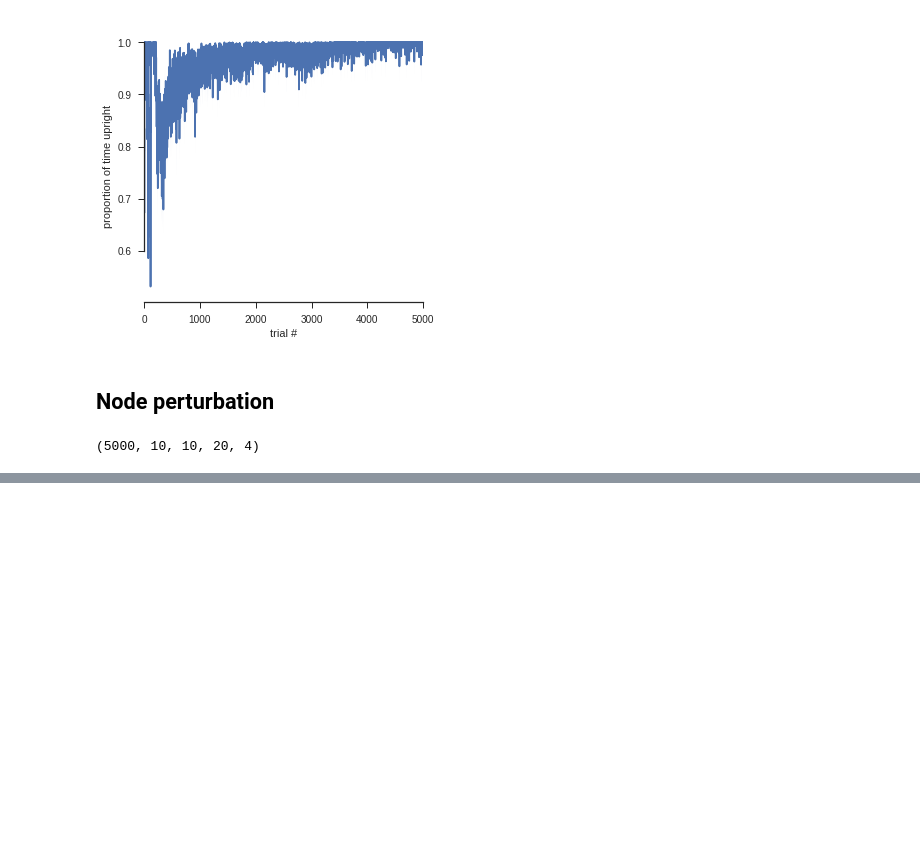
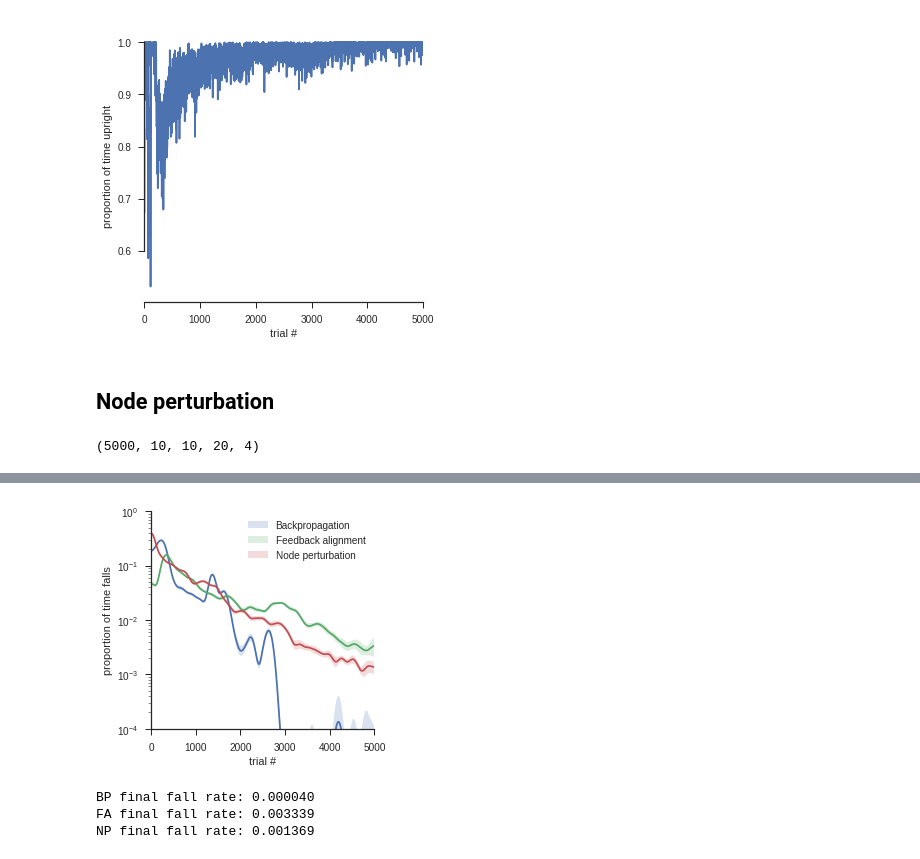
Before and after one commit to benlansdell/synthfeedback, a Jupyter notebook: notebooks/cartpole_partial_obs_results.ipynb, the cells around one changed output, grey strips where cells are left out. Saved outputs shown, nothing was run; the diff lists cells and outputs as text; code cells hidden in the pictures; blank space fills up the shorter version.

```diff
--- a/notebooks/cartpole_partial_obs_results.ipynb
+++ b/notebooks/cartpole_partial_obs_results.ipynb
@@ -129,0 +205,21 @@ sns.despine(trim=True)
+# %%
+#Load BP results
+sns.set_style('ticks')
+
+lmbda = 5e-5
+var_xi = 0.5
+method = 'backprop'
+learning_rate = 1e-3
+
+#Load data from script
+fn_in = './experiments/cartpole_rnn_partialobs/%s_learning_rate_%f_lmbda_%f_varxi_%f.npz'%(method, learning_rate, lmbda, var_xi)
+with open(fn_in, 'rb') as f:
+    data = pickle.load(f)
+
+xs = data['xs']
+params = data['params']
+
+theta_d_bp = xs[:,:,:,:,0].reshape(N_epochs,-1, nB)
+theta_bp = xs[:,:,:,:,1].reshape(N_epochs,-1,nB)
+h_d_bp = xs[:,:,:,:,2].reshape(N_epochs,-1,nB)
+h_bp = xs[:,:,:,:,3].reshape(N_epochs,-1,nB)
@@ -129,0 +230,34 @@ sns.despine(trim=True)
+# %%
+fig, axis = plt.subplots(1,1,figsize = (4,4))
+
+bp_fallrate = 1-np.mean(theta_bp<np.pi/8, 1).T
+fa_fallrate = 1-np.mean(theta_fa<np.pi/8, 1).T
+np_fallrate = 1-np.mean(theta_np<np.pi/8, 1).T
+
+bp_fallrate_smooth = scipy.ndimage.filters.gaussian_filter1d(bp_fallrate, 75, axis=1)
+fa_fallrate_smooth = scipy.ndimage.filters.gaussian_filter1d(fa_fallrate, 75, axis=1)
+np_fallrate_smooth = scipy.ndimage.filters.gaussian_filter1d(np_fallrate, 75, axis=1)
+
+sns.tsplot(bp_fallrate_smooth, ax = axis, color = 'C0', ci = 95)
+sns.tsplot(fa_fallrate_smooth, ax = axis, color = 'C1', ci = 95)
+sns.tsplot(np_fallrate_smooth, ax = axis, color = 'C2', ci = 95)
+
+axis.set_xlabel('trial #')
+axis.set_xlim([0, 5000])
+axis.set_yscale('log')
+axis.set_ylim([1e-4, 1])
+axis.set_ylabel('proportion of time falls')
+sns.despine(trim=True)
+axis.legend(['Backpropagation', 'Feedback alignment', 'Node perturbation'])
+#plt.savefig('./figures/fig_5_cartpole.pdf')
+# %% [output]
+[figure, added]
+# %%
+#Final values for each:
+print("BP final fall rate: %f"%np.mean(bp_fallrate_smooth, 0)[-1])
+print("FA final fall rate: %f"%np.mean(fa_fallrate_smooth, 0)[-1])
+print("NP final fall rate: %f"%np.mean(np_fallrate_smooth, 0)[-1])
+# %% [output]
+BP final fall rate: 0.000040
+FA final fall rate: 0.003339
+NP final fall rate: 0.001369
```
Also changed, not shown: parts of 13 cells of this notebook, 2 other files.
